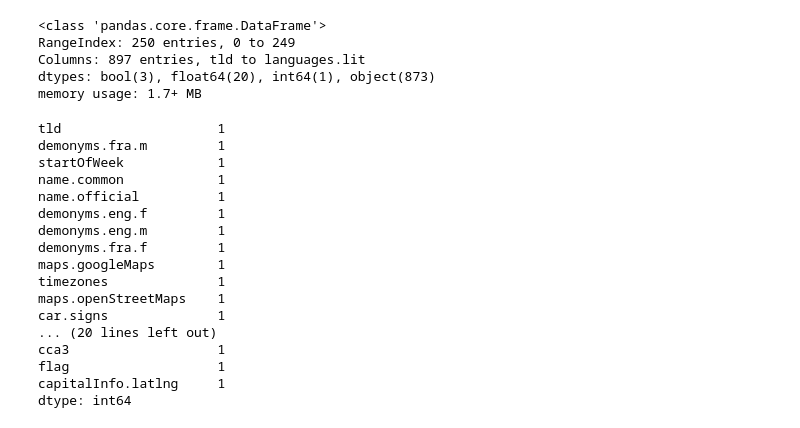
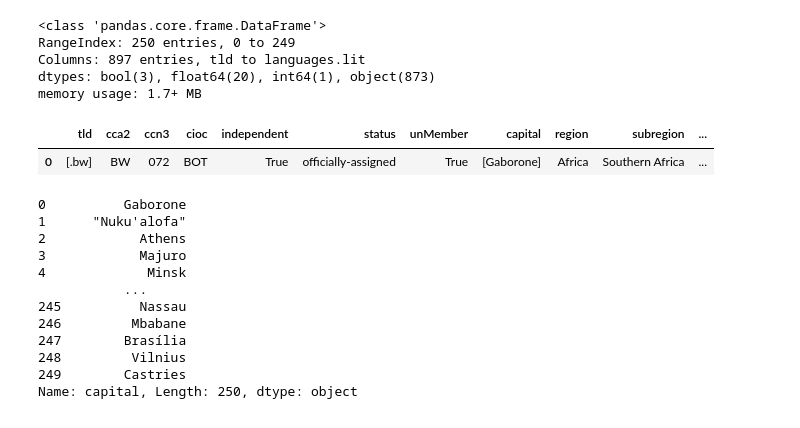
Before and after one commit to 18kdr/Data-Engineering, a Jupyter notebook: Countries/Countries.ipynb, the cells around one changed output. Cells and saved outputs as stored; diff of their text form; code cells hidden in the pictures.

```diff
--- a/Countries/Countries.ipynb
+++ b/Countries/Countries.ipynb
@@ -26,21 +26,28 @@ df_cols_to_drop = [col for col in df.columns if 'translations' in col or 'curren
 df.drop(columns=df_cols_to_drop, inplace=True)
 # %%
-df.columns.value_counts()
+pd.set_option('display.max_colwidth', None)
+pd.set_option('display.width', None)
+pd.set_option('display.max_columns', None)
+pd.set_option('display.max_seq_item', None)
+df.head(1)
 # %% [output]
-tld                    1
-demonyms.fra.m         1
-startOfWeek            1
-name.common            1
-name.official          1
-demonyms.eng.f         1
-demonyms.eng.m         1
-demonyms.fra.f         1
-maps.googleMaps        1
-timezones              1
-maps.openStreetMaps    1
-car.signs              1
-... (20 lines left out)
-cca3                   1
-flag                   1
-capitalInfo.latlng     1
-dtype: int64
+|  | tld | cca2 | ccn3 | cioc | independent | status | unMember | capital | region | subregion | ... |
+| 0 | [.bw] | BW | 072 | BOT | True | officially-assigned | True | [Gaborone] | Africa | Southern Africa | ... |
+# %%
+df['continents'] = df["continents"].astype(str).str.strip('[]\'')
+df['capital'] = df["capital"].apply(str).str.strip('[]\'')
+df['continents']
+df['capital']
+# %% [output]
+0          Gaborone
+1      "Nuku'alofa"
+2            Athens
+3            Majuro
+4             Minsk
+           ...
+245          Nassau
+246         Mbabane
+247        Brasília
+248         Vilnius
+249        Castries
+Name: capital, Length: 250, dtype: object
```
Also changed, not shown: parts of 4 cells of this notebook.
